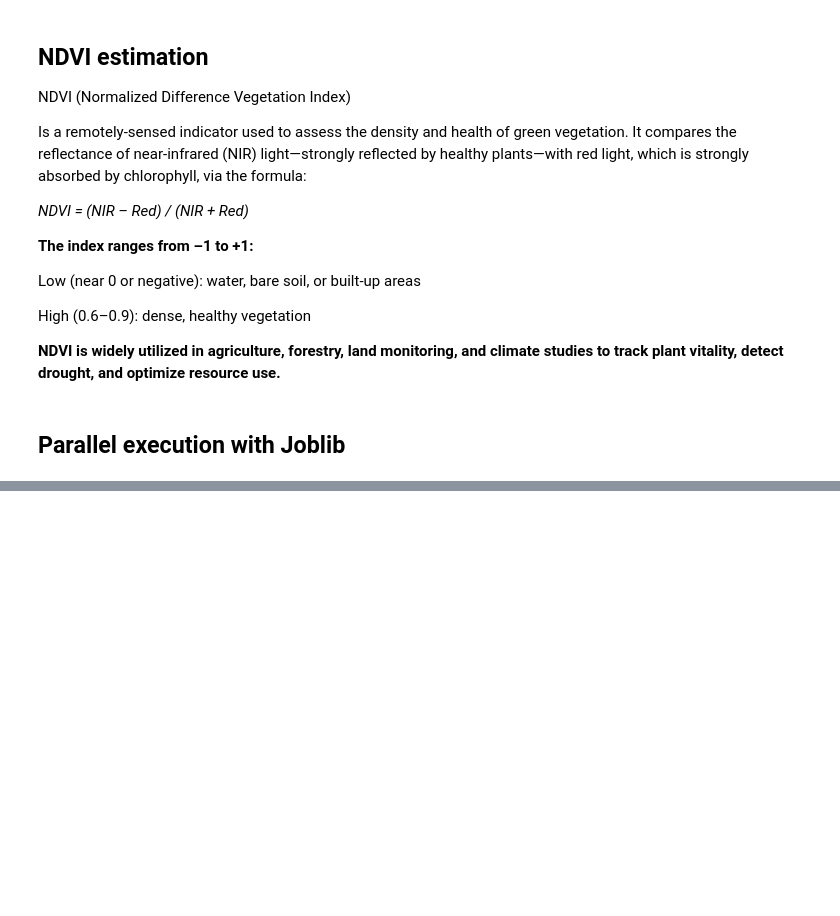
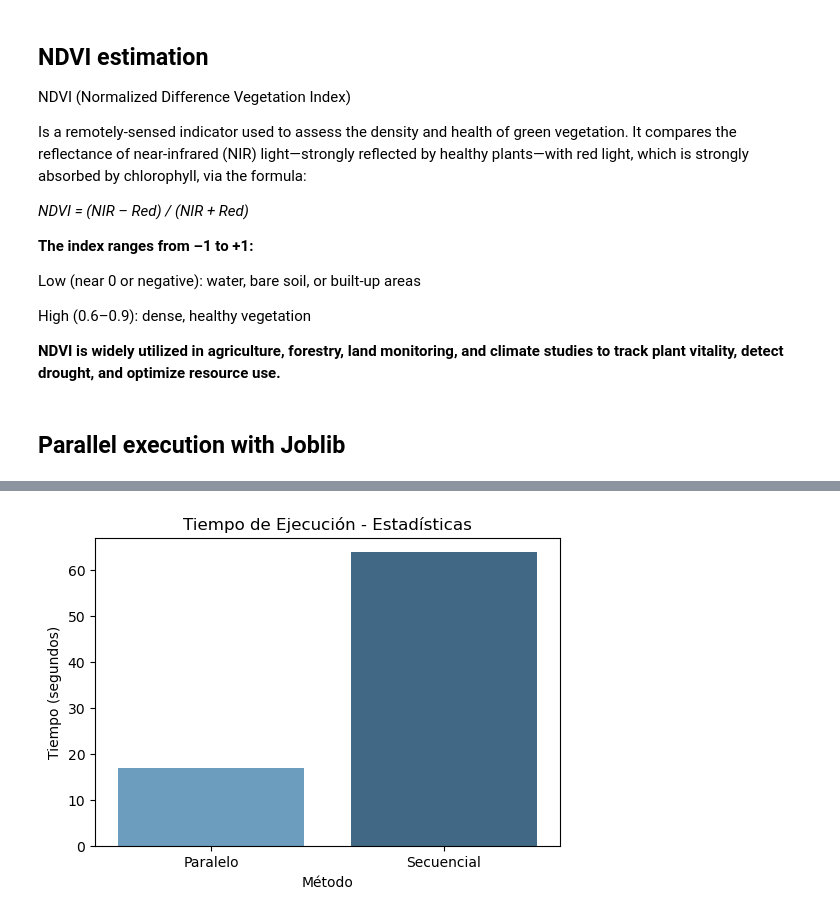
Before and after one commit to Equipo-Proyecto-2025/Proyecto-Computacion-paralela-distribuida, a Jupyter notebook: CropharvestApplication.ipynb, the cells around one changed output, grey strips where cells are left out. Drawn from its saved outputs; the diff is of its cells as text; code cells hidden in the pictures; blank space fills up the shorter version.

Commit message:
added proceso secuencial

```diff
--- a/CropharvestApplication.ipynb
+++ b/CropharvestApplication.ipynb
@@ -275,0 +297,13 @@ Outliers with NDVI < -1 may signal data quality issues or require masking.
+# %%
+start_time = time()
+
+ndvi_seq = []
+for path in routes:
+    ndvi_seq.append(ndvi_est(path))
+
+elapsed_seq = time() - start_time
+print(f"Secuential NDVI computation in {elapsed_seq:.2f} s.")
+
+# Convertir a DataFrame
+df_ndvi_seq = pd.DataFrame(ndvi_seq)
+df_ndvi_seq.head()
@@ -275,0 +338,15 @@ Outliers with NDVI < -1 may signal data quality issues or require masking.
+# %%
+# Tiempos para comparación
+times = {
+    'Paralelo': elapsed,
+    'Secuencial': elapsed_seq
+}
+
+plt.figure(figsize=(6, 4))
+sns.barplot(x=list(times.keys()), y=list(times.values()), palette='Blues_d')
+plt.title('Tiempo de Ejecución - Estadísticas')
+plt.ylabel('Tiempo (segundos)')
+plt.xlabel('Método')
+plt.show()
+# %% [output]
+[figure, added]
```
Also changed, not shown: parts of 10 cells of this notebook.
